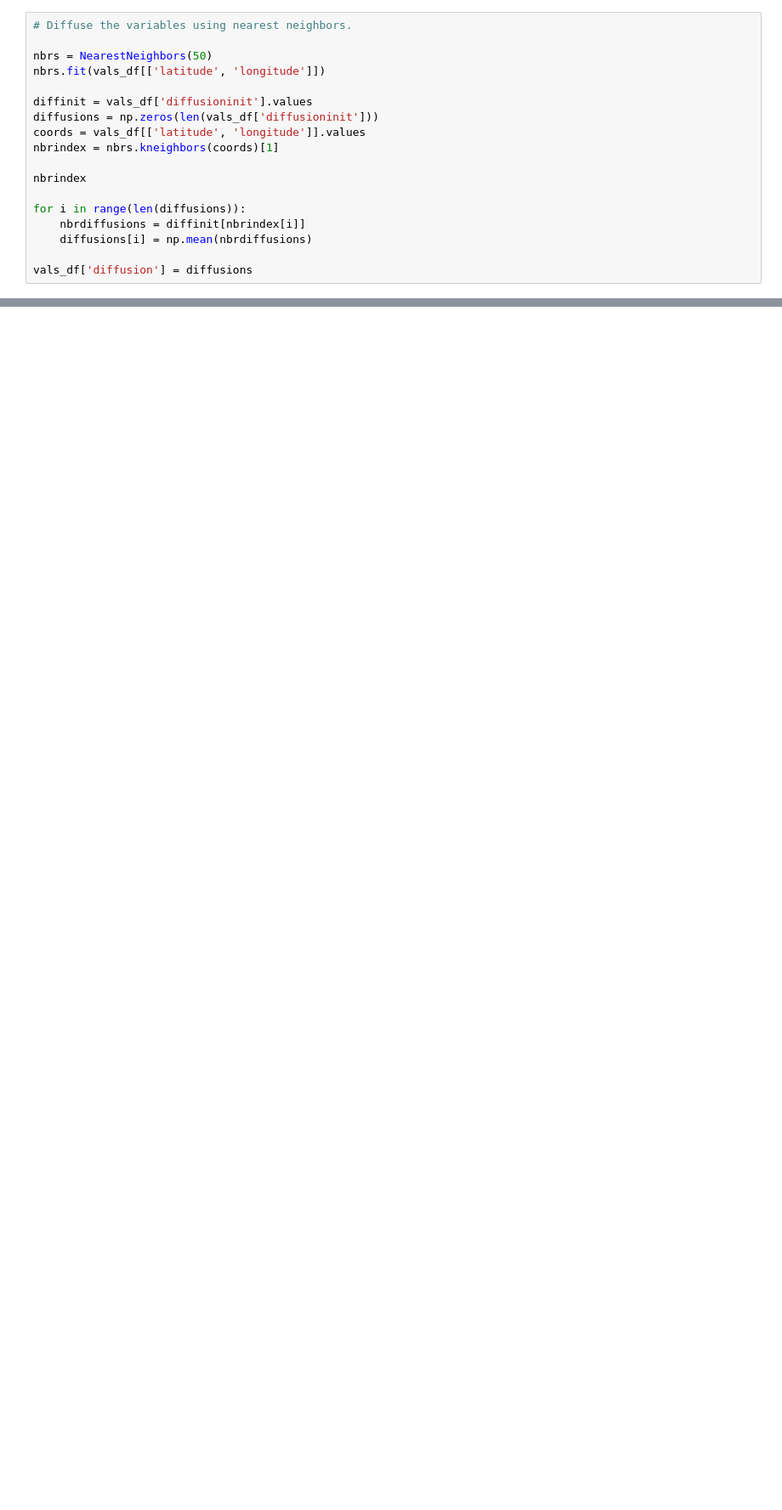
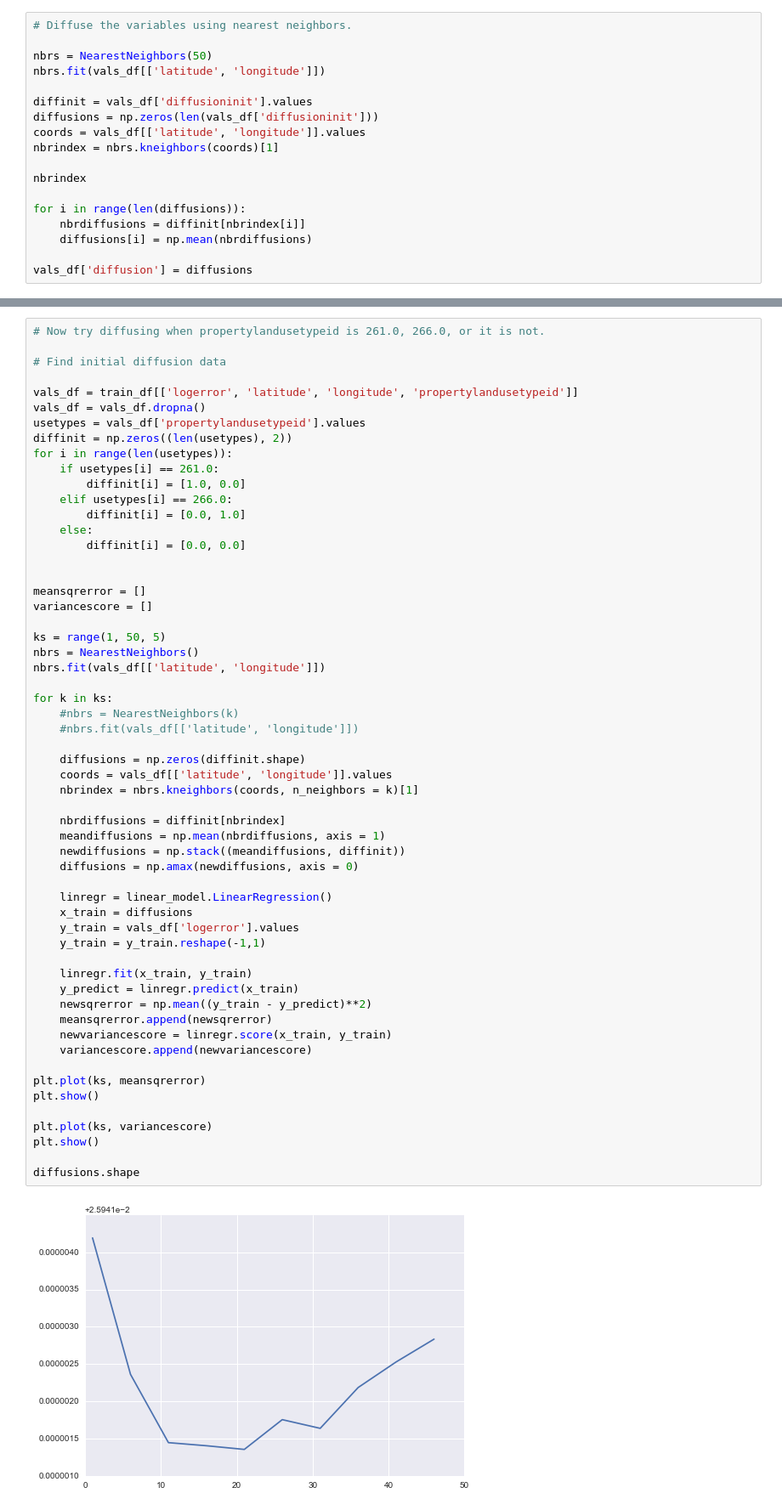
Before and after one commit to MatthewMcGonagle/KaggleZillow, a Jupyter notebook: diffusion.ipynb, the cells around one changed output, grey strips where cells are left out. Shown: that part at 85% size. Drawn from its saved outputs; the diff is of its cells as text; blank space fills up the shorter version.

```diff
--- a/diffusion.ipynb
+++ b/diffusion.ipynb
@@ -267,0 +313,59 @@ plt.show()
+# %%
+# Now try diffusing when propertylandusetypeid is 261.0, 266.0, or it is not.
+
+# Find initial diffusion data
+
+vals_df = train_df[['logerror', 'latitude', 'longitude', 'propertylandusetypeid']]
+vals_df = vals_df.dropna()
+usetypes = vals_df['propertylandusetypeid'].values
+diffinit = np.zeros((len(usetypes), 2))
+for i in range(len(usetypes)):
+    if usetypes[i] == 261.0:
+        diffinit[i] = [1.0, 0.0]
+    elif usetypes[i] == 266.0:
+        diffinit[i] = [0.0, 1.0]
+    else:
+        diffinit[i] = [0.0, 0.0]
+
+
+meansqrerror = []
+variancescore = []
+
+ks = range(1, 50, 5)
+nbrs = NearestNeighbors()
+nbrs.fit(vals_df[['latitude', 'longitude']])
+
+for k in ks:
+    #nbrs = NearestNeighbors(k)
+    #nbrs.fit(vals_df[['latitude', 'longitude']])
+
+    diffusions = np.zeros(diffinit.shape)
+    coords = vals_df[['latitude', 'longitude']].values
+    nbrindex = nbrs.kneighbors(coords, n_neighbors = k)[1]
+
+    nbrdiffusions = diffinit[nbrindex]
+    meandiffusions = np.mean(nbrdiffusions, axis = 1)
+    newdiffusions = np.stack((meandiffusions, diffinit))
+    diffusions = np.amax(newdiffusions, axis = 0)
+
+    linregr = linear_model.LinearRegression()
+    x_train = diffusions
+    y_train = vals_df['logerror'].values
+    y_train = y_train.reshape(-1,1)
+
+    linregr.fit(x_train, y_train)
+    y_predict = linregr.predict(x_train)
+    newsqrerror = np.mean((y_train - y_predict)**2)
+    meansqrerror.append(newsqrerror)
+    newvariancescore = linregr.score(x_train, y_train)
+    variancescore.append(newvariancescore)
+
+plt.plot(ks, meansqrerror)
+plt.show()
+
+plt.plot(ks, variancescore)
+plt.show()
+
+diffusions.shape
+# %% [output]
+[figure, added]
```
Also changed, not shown: parts of 11 cells of this notebook.
